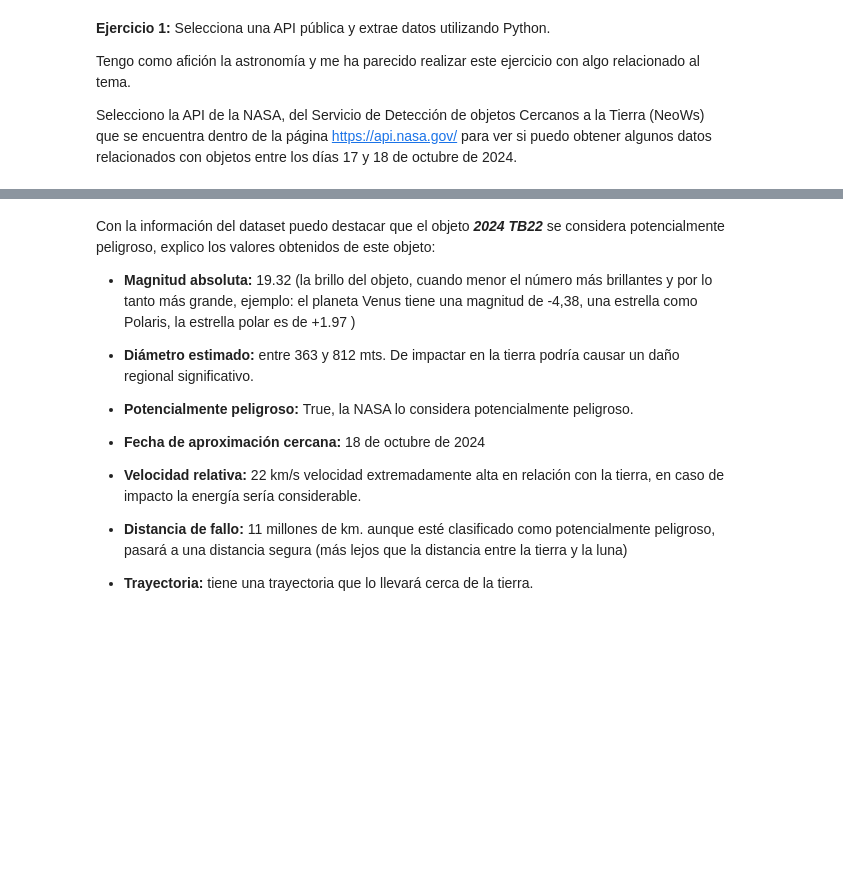
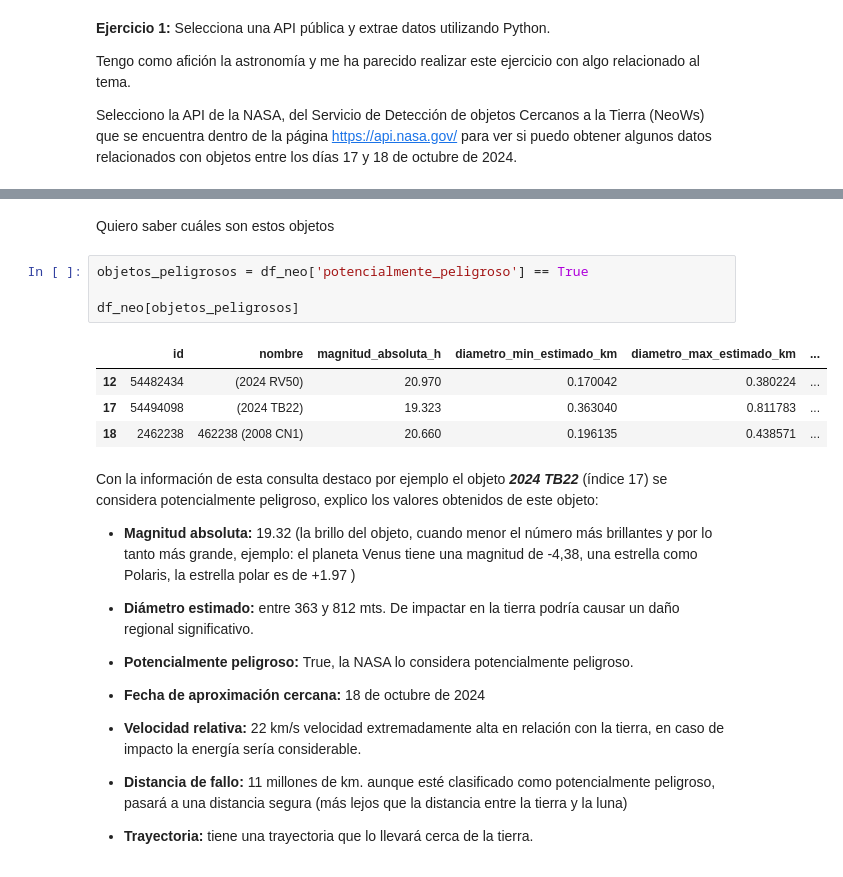
Before and after one commit to hailemen/Projecte-Machine-Learning, a Jupyter notebook: HAILE_SPRINT4_EX1_API_.ipynb, the cells around one changed output, grey strips where cells are left out. Drawn from its saved outputs; the diff is of its cells as text; blank space fills up the shorter version.

```diff
--- a/HAILE_SPRINT4_EX1_API_.ipynb
+++ b/HAILE_SPRINT4_EX1_API_.ipynb
@@ -75,5 +114,16 @@ print(df_neo)
+# %% [markdown]
+Quiero saber cuáles son estos objetos
+# %%
+objetos_peligrosos = df_neo['potencialmente_peligroso'] == True
+
+df_neo[objetos_peligrosos]
+# %% [output]
+|  | id | nombre | magnitud_absoluta_h | diametro_min_estimado_km | diametro_max_estimado_km | ... |
+| 12 | 54482434 | (2024 RV50) | 20.970 | 0.170042 | 0.380224 | ... |
+| 17 | 54494098 | (2024 TB22) | 19.323 | 0.363040 | 0.811783 | ... |
+| 18 | 2462238 | 462238 (2008 CN1) | 20.660 | 0.196135 | 0.438571 | ... |
 # %% [markdown]
-Con la información del dataset puedo destacar que el objeto ***2024 TB22*** se considera potencialmente peligroso, explico los valores obtenidos de este objeto:
+Con la información de esta consulta destaco por ejemplo el objeto ***2024 TB22*** (índice 17) se considera potencialmente peligroso, explico los valores obtenidos de este objeto:
 
 - **Magnitud absoluta:** 19.32 (la brillo del objeto, cuando menor el número más brillantes y por lo tanto más grande, ejemplo: el planeta Venus tiene una magnitud de -4,38, una estrella como Polaris, la estrella polar es de +1.97 )
 
```
Also changed, not shown: parts of 9 cells of this notebook.
